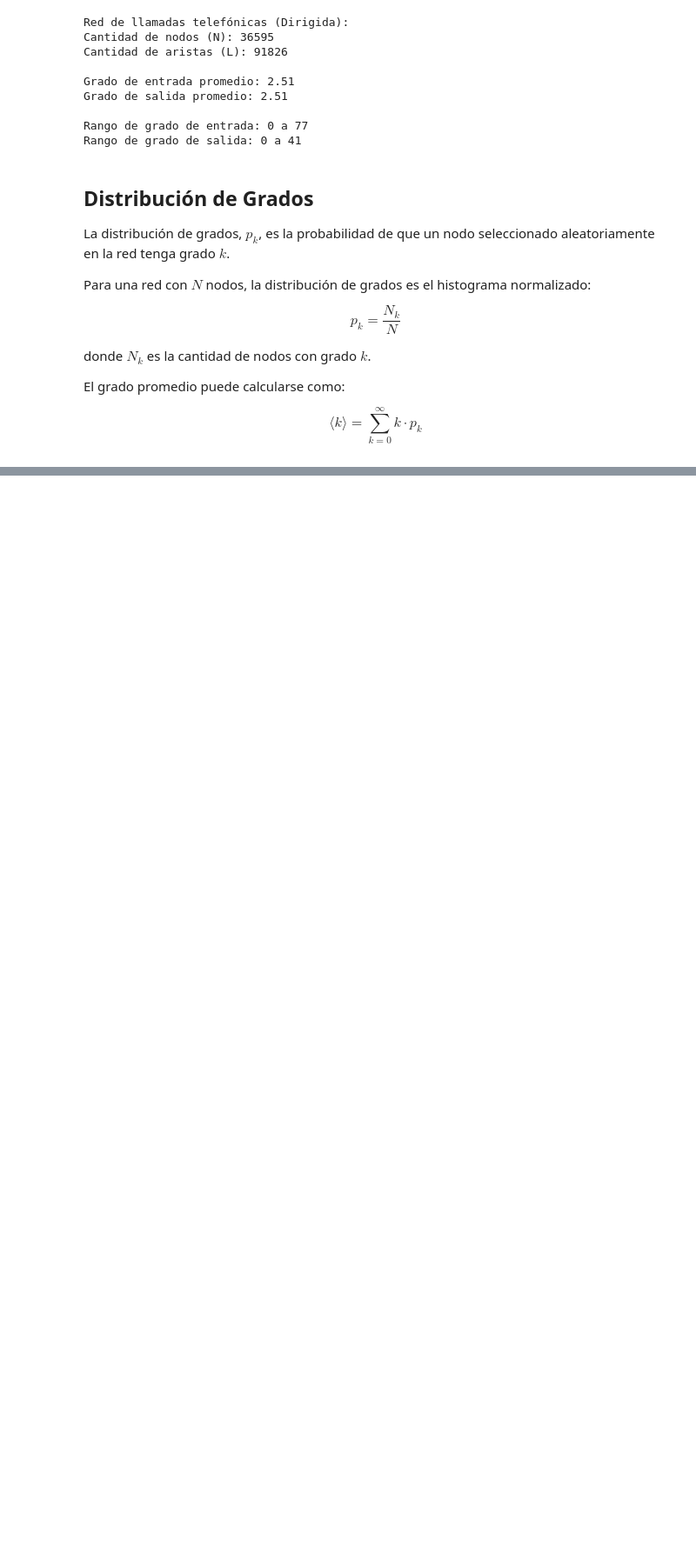
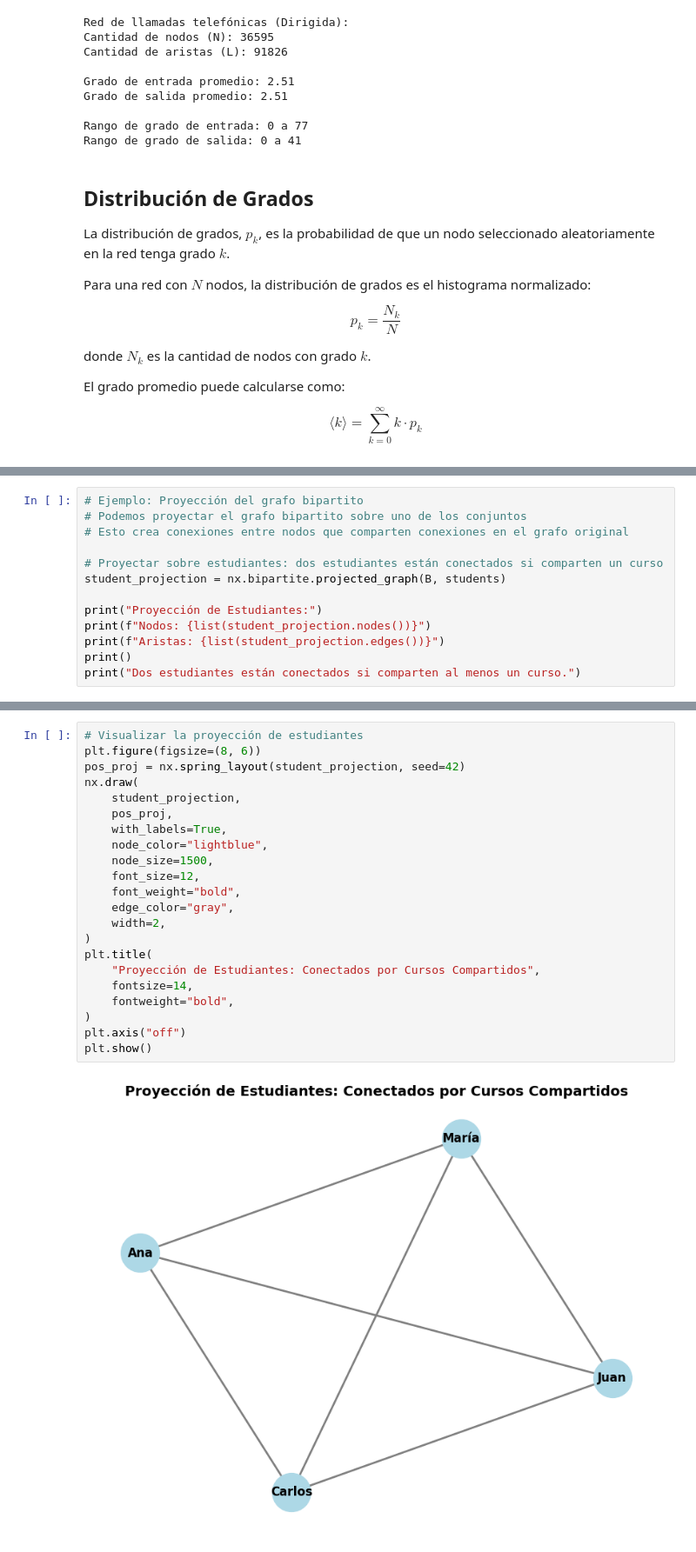
Before and after one commit to andrestobelem/networkscience, a Jupyter notebook: graph_theory.ipynb, the cells around one changed output, grey strips where cells are left out. Shown: that part at 87% size. Saved outputs shown, nothing was run; the diff lists cells and outputs as text; blank space fills up the shorter version.

```diff
--- a/graph_theory.ipynb
+++ b/graph_theory.ipynb
@@ -405,0 +648,13 @@ plt.show()
+# %%
+# Ejemplo: Proyección del grafo bipartito
+# Podemos proyectar el grafo bipartito sobre uno de los conjuntos
+# Esto crea conexiones entre nodos que comparten conexiones en el grafo original
+
+# Proyectar sobre estudiantes: dos estudiantes están conectados si comparten un curso
+student_projection = nx.bipartite.projected_graph(B, students)
+
+print("Proyección de Estudiantes:")
+print(f"Nodos: {list(student_projection.nodes())}")
+print(f"Aristas: {list(student_projection.edges())}")
+print()
+print("Dos estudiantes están conectados si comparten al menos un curso.")
@@ -405,0 +667,24 @@ plt.show()
+# %%
+# Visualizar la proyección de estudiantes
+plt.figure(figsize=(8, 6))
+pos_proj = nx.spring_layout(student_projection, seed=42)
+nx.draw(
+    student_projection,
+    pos_proj,
+    with_labels=True,
+    node_color="lightblue",
+    node_size=1500,
+    font_size=12,
+    font_weight="bold",
+    edge_color="gray",
+    width=2,
+)
+plt.title(
+    "Proyección de Estudiantes: Conectados por Cursos Compartidos",
+    fontsize=14,
+    fontweight="bold",
+)
+plt.axis("off")
+plt.show()
+# %% [output]
+[figure, added]
```
Also changed, not shown: parts of 19 cells of this notebook, 1 other file.
